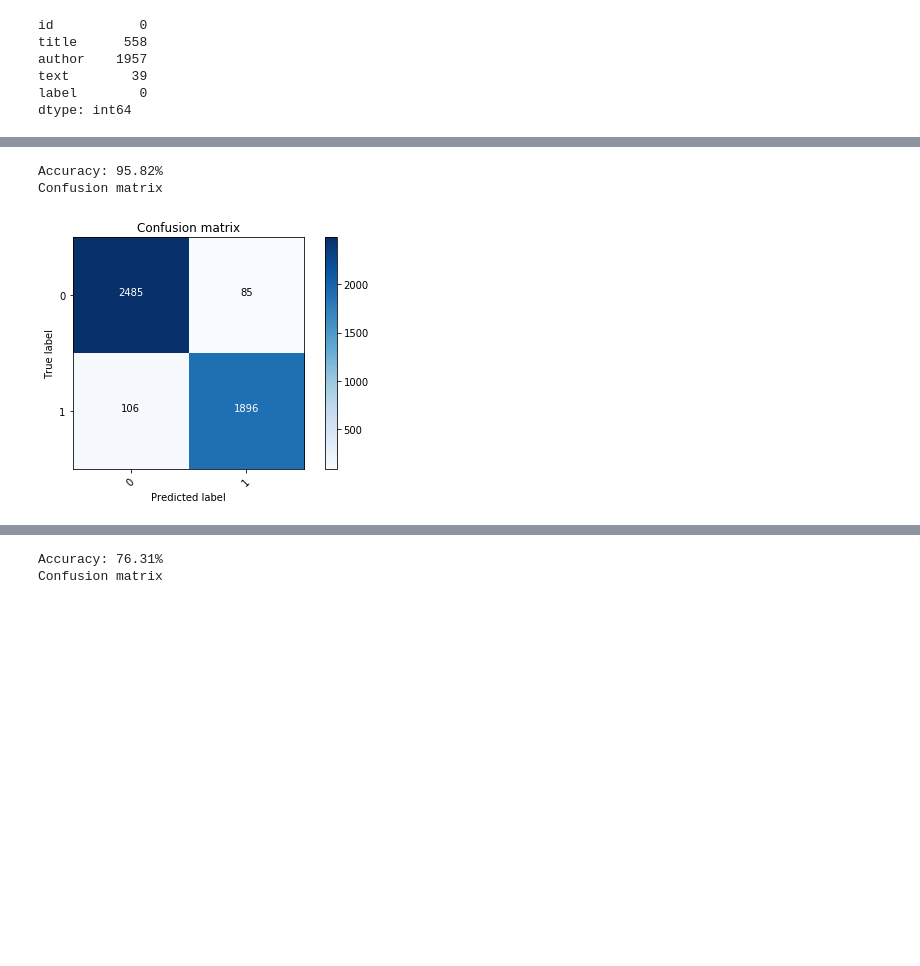
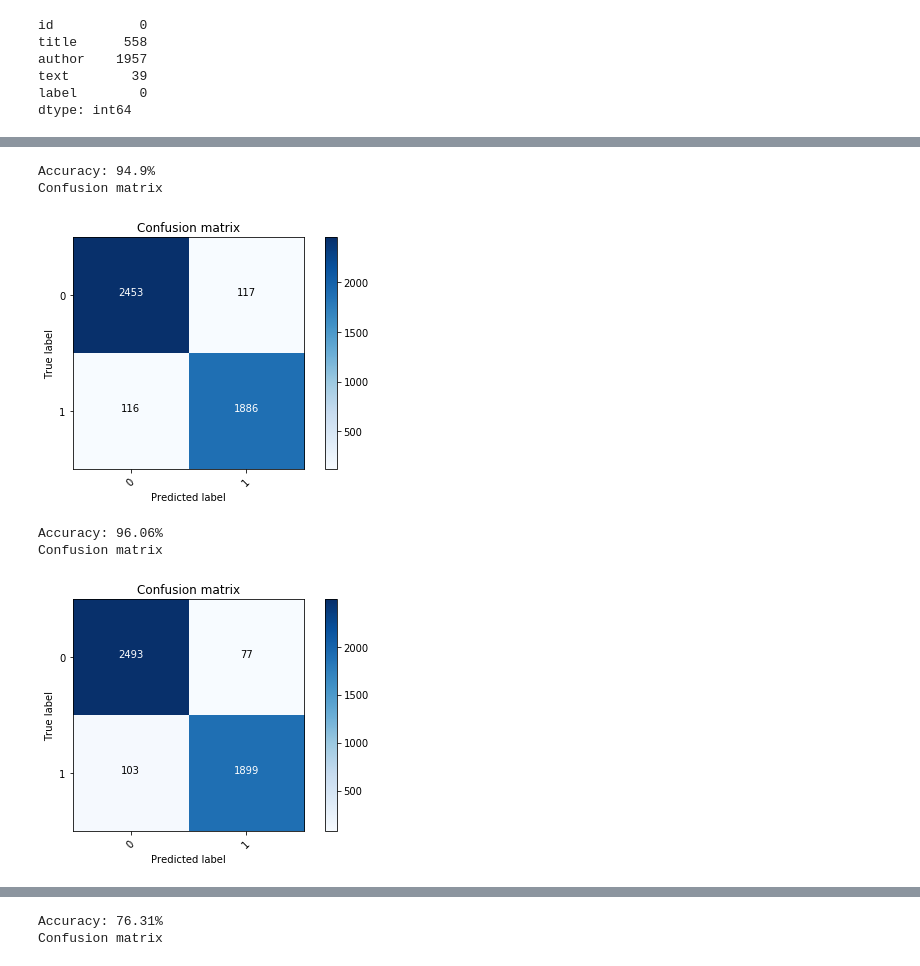
Before and after one commit to yvictorianp/fakenews_project, a Jupyter notebook: Title_Text Models.ipynb, the cells around one changed output, grey strips where cells are left out. Drawn from its saved outputs; the diff is of its cells as text; code cells hidden in the pictures; blank space fills up the shorter version.

```diff
--- a/Title_Text Models.ipynb
+++ b/Title_Text Models.ipynb
@@ -130,10 +128,31 @@ def plot_confusion_matrix(cm, classes,
     plt.tight_layout()
     plt.ylabel('True label')
     plt.xlabel('Predicted label')
+# %%
+#PAC w/ Count
+
+#Initialize a PassiveAggressiveClassifier
+pac = PassiveAggressiveClassifier(max_iter = 50)
+pac.fit(count_train,y_train)
+
+#Predict on the test set and calculate accuracy
+y_pred = pac.predict(count_test)
+score = accuracy_score(y_test,y_pred)
+print(f'Accuracy: {round(score*100,2)}%')
+
+cm = metrics.confusion_matrix(y_test, y_pred, labels=[0, 1])
+plot_confusion_matrix(cm, classes=[0, 1])
+# %% [output]
+Accuracy: 94.9%
+Confusion matrix
+[figure, added]
 # %%
+#PAC w/ Tfidf
+
 #Initialize a PassiveAggressiveClassifier
 pac = PassiveAggressiveClassifier(max_iter = 50)
 pac.fit(tfidf_train,y_train)
+
 #Predict on the test set and calculate accuracy
 y_pred = pac.predict(tfidf_test)
 score = accuracy_score(y_test,y_pred)
@@ -142,6 +161,6 @@ print(f'Accuracy: {round(score*100,2)}%')
 cm = metrics.confusion_matrix(y_test, y_pred, labels=[0, 1])
 plot_confusion_matrix(cm, classes=[0, 1])
 # %% [output]
-Accuracy: 95.82%
+Accuracy: 96.06%
 Confusion matrix
 [figure]
```
Also changed, not shown: parts of 18 cells of this notebook.
